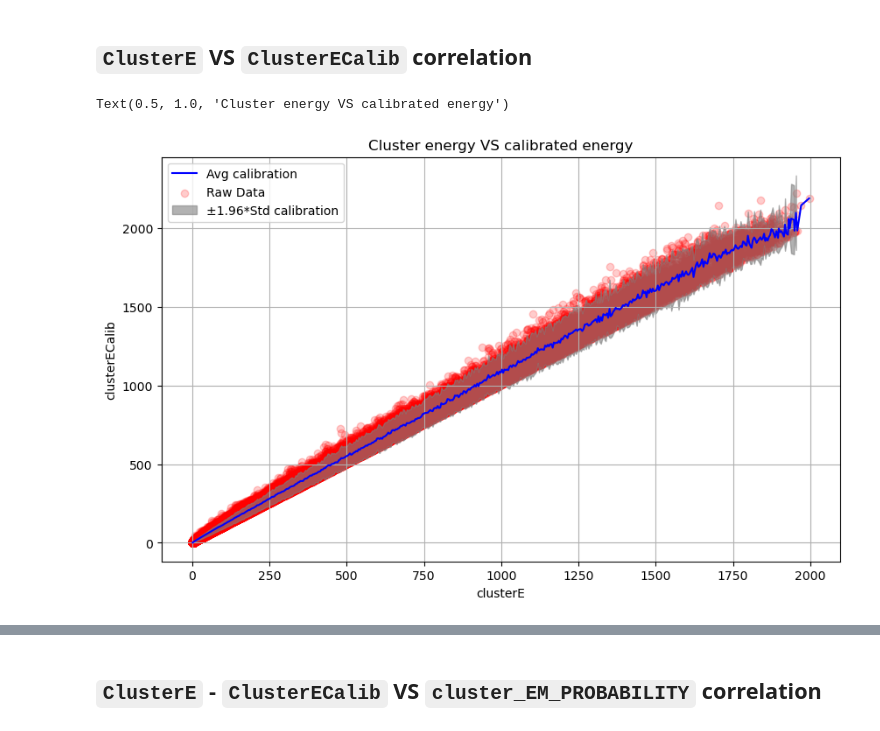
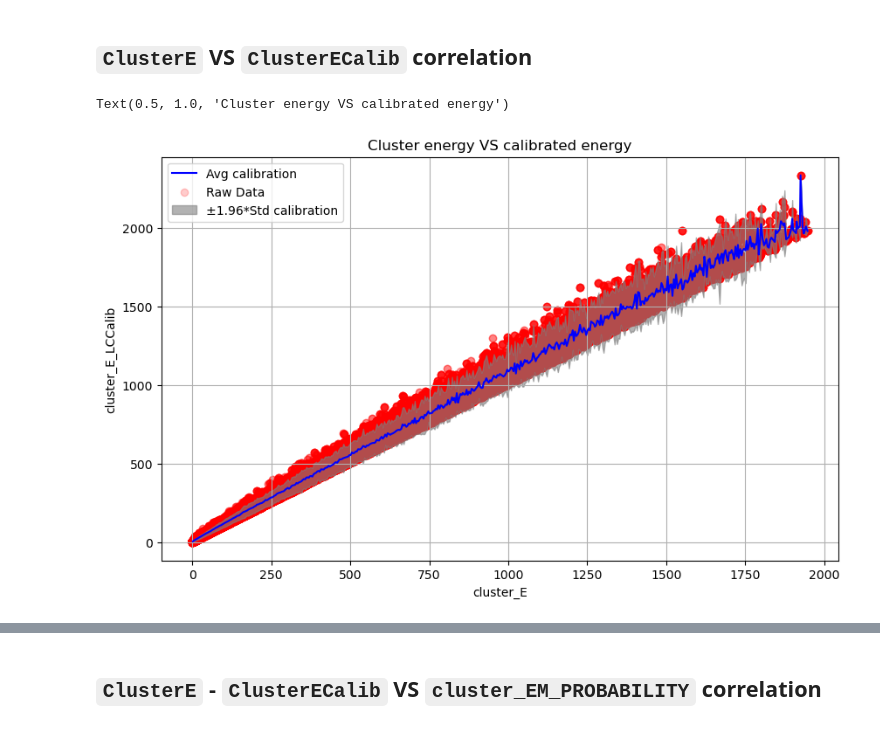
Before and after one commit to clissa/PointNet_Segmentation, a Jupyter notebook: nbs/EDA/Explore variables relationships.ipynb, the cells around one changed output, grey strips where cells are left out. Saved outputs shown, nothing was run; the diff lists cells and outputs as text; code cells hidden in the pictures.

```diff
--- a/nbs/EDA/Explore variables relationships.ipynb
+++ b/nbs/EDA/Explore variables relationships.ipynb
@@ -21,5 +21,4 @@ pd.options.display.float_format = '{:,.4f}'.format
 pd.pandas.set_option('display.max_columns', None)
 
 REPO_PATH = Path().absolute().parent.parent
-DATA_PATH = REPO_PATH / "pnet_data/singlerho"
-# DATA_PATH = REPO_PATH / "pnet_data/rho_full"
+DATA_PATH = REPO_PATH / "pnet_data/rho_full"
@@ -754,47 +932,47 @@ clusters.head(10)
 ## `ClusterE` VS `ClusterECalib` correlation
 # %%
 z_alpha2 = 1.96
-plot_df = clusters[["clusterE", "clusterECalib"]].sort_values("clusterE")
+plot_df = clusters[["cluster_E", "cluster_E_LCCalib"]].sort_values("cluster_E")
 
 # Binning the data
 num_bins = 500  # You can adjust the number of bins as needed
-bins = np.linspace(plot_df["clusterE"].min(), plot_df["clusterE"].max(),
+bins = np.linspace(plot_df["cluster_E"].min(), plot_df["cluster_E"].max(),
                    num_bins)
-plot_df['bin'] = np.digitize(plot_df["clusterE"], bins)
+plot_df['bin'] = np.digitize(plot_df["cluster_E"], bins)
 
 # Aggregating data within each bin
 agg_plot_df = plot_df.groupby('bin').agg({
-    "clusterE": 'mean',
-    "clusterECalib": ['mean', 'std']
+    "cluster_E": 'mean',
+    "cluster_E_LCCalib": ['mean', 'std']
 }).reset_index()
 
 # Plotting
 plt.figure(figsize=(10, 6))
-plt.plot(agg_plot_df["clusterE"],
-         agg_plot_df["clusterECalib"]['mean'],
+plt.plot(agg_plot_df["cluster_E"],
+         agg_plot_df["cluster_E_LCCalib"]['mean'],
          color='blue',
          label='Avg calibration')
-plt.scatter(plot_df["clusterE"],
-            plot_df["clusterECalib"],
+plt.scatter(plot_df["cluster_E"],
+            plot_df["cluster_E_LCCalib"],
             color='red',
             alpha=0.2,
             label='Raw Data')
-plt.fill_between(list(agg_plot_df["clusterE"].values.flatten()),
-                 agg_plot_df["clusterECalib"]['mean'] -
-                 z_alpha2 * agg_plot_df["clusterECalib"]['std'],
-                 agg_plot_df["clusterECalib"]['mean'] +
-                 z_alpha2 * agg_plot_df["clusterECalib"]['std'],
+plt.fill_between(list(agg_plot_df["cluster_E"].values.flatten()),
+                 agg_plot_df["cluster_E_LCCalib"]['mean'] -
+                 z_alpha2 * agg_plot_df["cluster_E_LCCalib"]['std'],
+                 agg_plot_df["cluster_E_LCCalib"]['mean'] +
+                 z_alpha2 * agg_plot_df["cluster_E_LCCalib"]['std'],
                  color='gray',
                  alpha=0.6,
                  label=f'±{z_alpha2}*Std calibration')
 
 plt.legend()
 plt.grid(True)
-plt.xlabel("clusterE")
-plt.ylabel("clusterECalib")
+plt.xlabel("cluster_E")
+plt.ylabel("cluster_E_LCCalib")
 plt.title('Cluster energy VS calibrated energy')
 # %% [output]
 Text(0.5, 1.0, 'Cluster energy VS calibrated energy')
-[figure, old version]
+[figure, new version]
 # %%
 # Pearson correlation: linear
```
Also changed, not shown: parts of 43 cells of this notebook.
